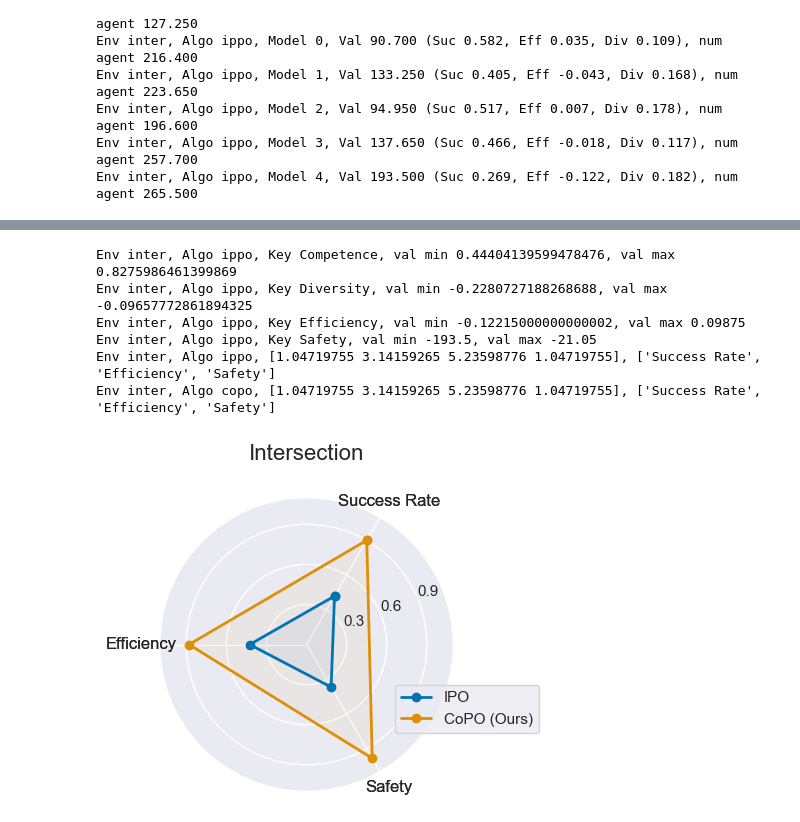
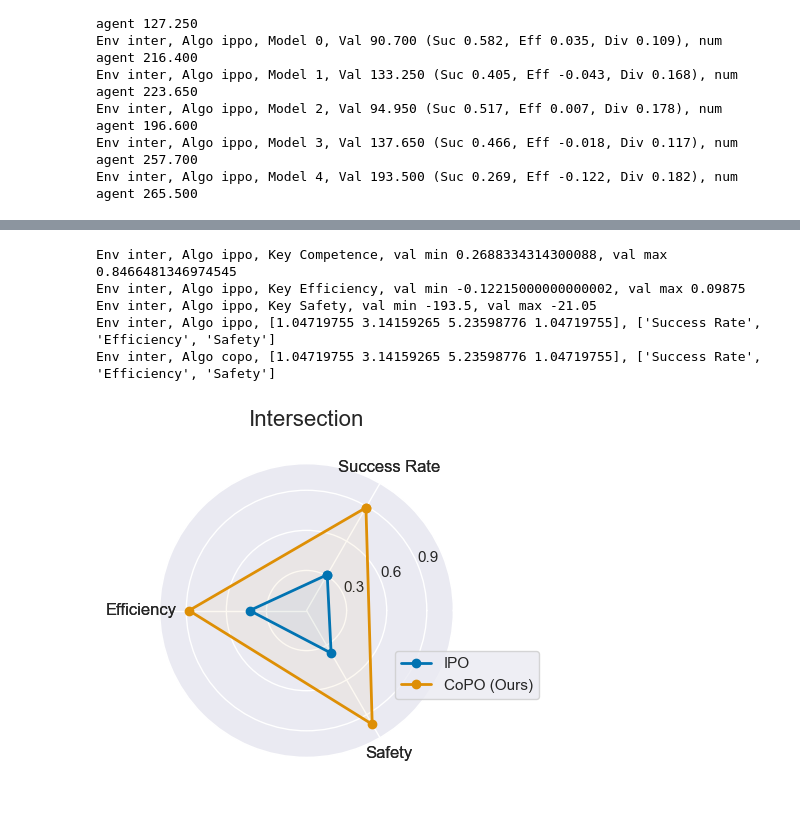
Before and after one commit to decisionforce/CoPO, a Jupyter notebook: copo_code/copo/eval/DrawEvalResult.ipynb, the cells around one changed output, grey strips where cells are left out. Drawn from its saved outputs; the diff is of its cells as text; code cells hidden in the pictures.

```diff
--- a/copo_code/copo/eval/DrawEvalResult.ipynb
+++ b/copo_code/copo/eval/DrawEvalResult.ipynb
@@ -3,20 +3,12 @@ import os
 import time
 
 import pandas as pd
-# from pgdrive.envs.marl_envs.maround_svo import MARoundSVO
-# from pgdrive.envs.marl_envs.marl_intersection import MultiAgentIntersectionEnv
-# from pgdrive.envs.marl_envs.marl_inout_roundabout import MultiAgentRoundaboutEnv
-
-from copo import pretty_print
-# from drivingforce.mapgdrive.eval.get_policy_function import PolicyFunction
-# from drivingforce.mapgdrive.eval.recoder import RecorderEnv
-
 import numpy as np
 import seaborn as sns
 import numpy as np
 import matplotlib.pyplot as plt
 import matplotlib
 
-sns.set("notebook")
+from copo import pretty_print
 
 %matplotlib inline
@@ -151,5 +15,5 @@ env inter, algo ippo, val 0.44404139599478476
 # %%
-df = []
+eval_df = []
 # for algo in ["ccppo", "cl", "ippo", "copo"]:
 #     for env in ["round", "inter", "parking", "tollgate", "bottle"]:
 for algo in ["ippo", "copo"]:
@@ -161,12 +25,12 @@ for algo in ["ippo", "copo"]:
                 tmp["env"] = env
                 tmp["algo"] = algo
                 tmp["model_index"] = i
-                df.append(tmp)
+                eval_df.append(tmp)
                 print("Saved ", algo, env, i)
             else:
                 print(p, " not exists!")
 
-df = pd.concat(df)
+eval_df = pd.concat(eval_df)
 # %% [output]
 Saved  ippo inter 0
 Saved  ippo inter 1
@@ -268,3 +151,6 @@ Env inter, Algo ippo, Model 1, Val 133.250 (Suc 0.405, Eff -0.043, Div 0.168), n
 Env inter, Algo ippo, Model 2, Val 94.950 (Suc 0.517, Eff 0.007, Div 0.178), num agent 196.600
 Env inter, Algo ippo, Model 3, Val 137.650 (Suc 0.466, Eff -0.018, Div 0.117), num agent 257.700
 Env inter, Algo ippo, Model 4, Val 193.500 (Suc 0.269, Eff -0.122, Div 0.182), num agent 265.500
+# %%
+final_plot_data_to_plot = pd.DataFrame(final_plot_data_from_eval_data)
+final_plot_data_to_plot
@@ -271,7 +175,5 @@ Env inter, Algo ippo, Model 4, Val 193.500 (Suc 0.269, Eff -0.122, Div 0.182), n
 # %%
-final_plot_data_to_plot = final_plot_data_from_eval_data + final_plot_data_from_raw_data
-final_plot_data_to_plot = pd.DataFrame(final_plot_data_to_plot)
-
+# Normalize each metric
 new_df = []
 for env, gb in final_plot_data_to_plot.groupby("env"):
     for k, gbb in gb.groupby("print_key"):
@@ -285,9 +187,9 @@ final_plot_data_to_plot = pd.concat(new_df)
 
 sns.set("notebook", "darkgrid")
 c = sns.color_palette("colorblind")
-# c = [c[0], c[1], c[3], c[2]]
-c = [c[0], c[1]]
 
+
+# Rename and reorder environments and algorithms
 env_mapping = {
     "bottle": "Bottleneck",
     "tollgate": "Tollgate",
@@ -309,17 +211,13 @@ algo_order = ["ippo", "copo"]
 # env_order = ["round", "inter", "tollgate", "bottle", "parking"]
 env_order = ["inter"]
 
-
 # matplotlib.rcParams['font.family'] = 'sans-serif'
 fig = plt.figure(dpi=100, figsize=(22, 6))
-ax_0 = None
+
 for env_count, env in enumerate(env_order):
     env_plot_data = final_plot_data_to_plot[final_plot_data_to_plot.env == env]
 
     ax = fig.add_subplot(1, 5, env_count + 1, polar=True)
-
-    if env_count == 0:
-        ax_0 = ax
 
     for algo_count, algo in enumerate(algo_order):
         algo_plot_data = env_plot_data[env_plot_data.algo == algo]
@@ -338,33 +236,32 @@ for env_count, env in enumerate(env_order):
         ax.set_ylim(0, 1.1)
 
         print("Env {}, Algo {}, {}, {}".format(env, algo, angles, plot_labels))
         ax.set_thetagrids(angles[:3] * 180/np.pi, plot_labels)
 
         ax.tick_params(pad=0)
 
         plt.gcf().canvas.draw()
         labels = []
         angles2 = [0, 0, 0]
         for label, angle in zip(ax.get_xticklabels(), angles2):
             x,y = label.get_position()
             lab = ax.text(x,y, label.get_text(), transform=label.get_transform(),
                           ha=label.get_ha(), va=label.get_va(),
                           fontname=label.get_fontname(),
                           fontstyle="normal",
                           fontweight="light"
                          )
             lab.set_rotation(angle)
         ax.set_xticklabels([])
         ax.set_yticks([0.3, 0.6, 0.9])
         ax.set_title(env_mapping[env], size=16, y=1.1)
 
 ax.legend(loc=(0.8, 0.2))
 fig.savefig("demo_result.pdf".format(env), format='pdf', dpi=300, bbox_inches = "tight")
 # %% [output]
-Env inter, Algo ippo, Key Competence, val min 0.44404139599478476, val max 0.8275986461399869
-Env inter, Algo ippo, Key Diversity, val min -0.2280727188268688, val max -0.09657772861894325
+Env inter, Algo ippo, Key Competence, val min 0.2688334314300088, val max 0.8466481346974545
 Env inter, Algo ippo, Key Efficiency, val min -0.12215000000000002, val max 0.09875
 Env inter, Algo ippo, Key Safety, val min -193.5, val max -21.05
 Env inter, Algo ippo, [1.04719755 3.14159265 5.23598776 1.04719755], ['Success Rate', 'Efficiency', 'Safety']
 Env inter, Algo copo, [1.04719755 3.14159265 5.23598776 1.04719755], ['Success Rate', 'Efficiency', 'Safety']
-[figure, old version]
+[figure, new version]
```
Also changed, not shown: parts of 5 cells of this notebook.
